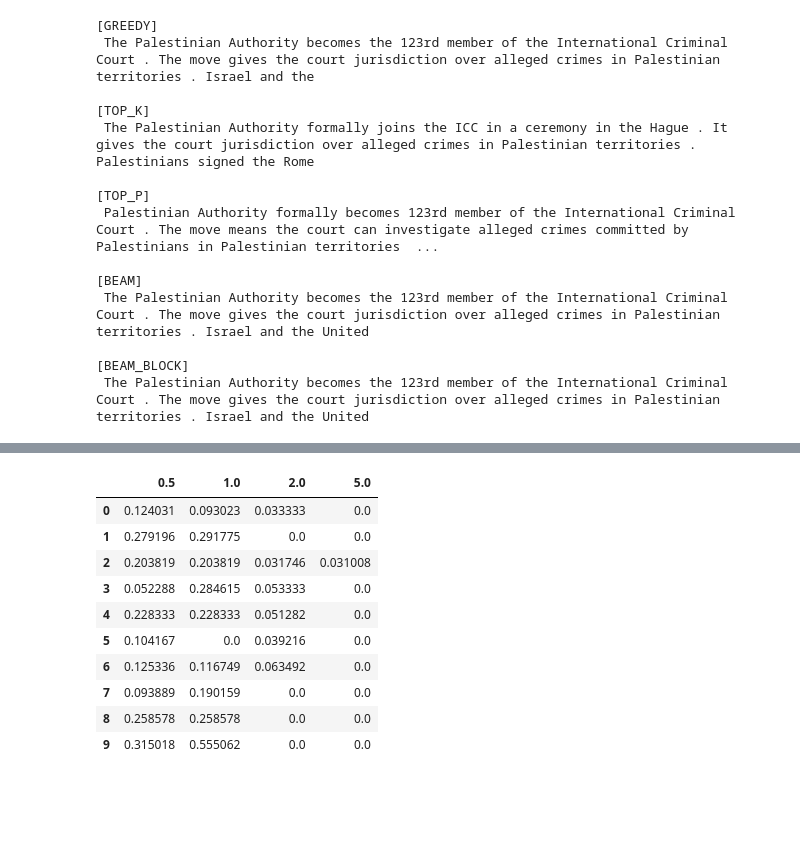
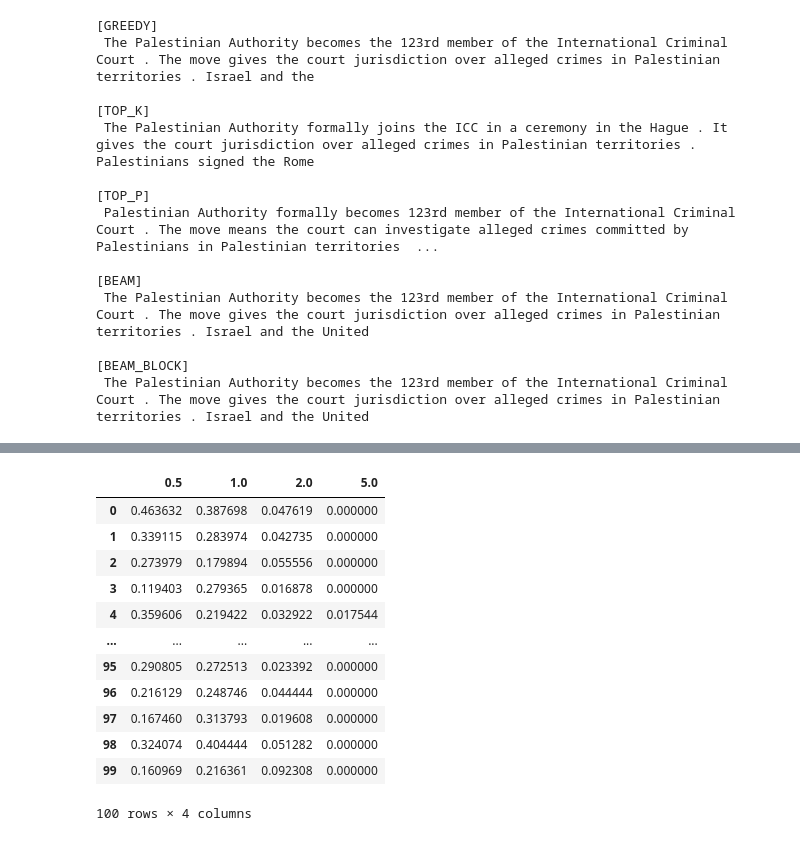
Before and after one commit to longcris04/StandfordNLP, a Jupyter notebook: Assignment2/Assignment2.ipynb, the cells around one changed output, grey strips where cells are left out. Drawn from its saved outputs; the diff is of its cells as text; code cells hidden in the pictures; blank space fills up the shorter version.

```diff
--- a/Assignment2/Assignment2.ipynb
+++ b/Assignment2/Assignment2.ipynb
@@ -710,8 +722,8 @@ plt.show()
 # create a dataframe to store the results with different beam sizes
 temperatures = [0.5,1,2,5]
 temperatures_results = pd.DataFrame(columns=temperatures)
-max_length = 10
-num_samples = 10
+max_length = 45
+num_samples = 100
 beam_size = 1.0
 no_repeat_ngram_size = 3
 k = 5
@@ -731,19 +743,24 @@ for temperature in temperatures:
         temperatures_results.to_csv("temperatures_results.csv", index=False) # save the results to a csv file
 
 
-temperatures_results
+# temperatures_results
-# %% [output]
-|  | 0.5 | 1.0 | 2.0 | 5.0 |
-| 0 | 0.124031 | 0.093023 | 0.033333 | 0.0 |
-| 1 | 0.279196 | 0.291775 | 0.0 | 0.0 |
-| 2 | 0.203819 | 0.203819 | 0.031746 | 0.031008 |
-| 3 | 0.052288 | 0.284615 | 0.053333 | 0.0 |
-| 4 | 0.228333 | 0.228333 | 0.051282 | 0.0 |
-| 5 | 0.104167 | 0.0 | 0.039216 | 0.0 |
-| 6 | 0.125336 | 0.116749 | 0.063492 | 0.0 |
-| 7 | 0.093889 | 0.190159 | 0.0 | 0.0 |
-| 8 | 0.258578 | 0.258578 | 0.0 | 0.0 |
-| 9 | 0.315018 | 0.555062 | 0.0 | 0.0 |
+# %%
+temperatures_results = pd.read_csv("temperatures_results.csv")
+temperatures_results
+# %% [output]
+|  | 0.5 | 1.0 | 2.0 | 5.0 |
+| 0 | 0.463632 | 0.387698 | 0.047619 | 0.000000 |
+| 1 | 0.339115 | 0.283974 | 0.042735 | 0.000000 |
+| 2 | 0.273979 | 0.179894 | 0.055556 | 0.000000 |
+| 3 | 0.119403 | 0.279365 | 0.016878 | 0.000000 |
+| 4 | 0.359606 | 0.219422 | 0.032922 | 0.017544 |
+| ... | ... | ... | ... | ... |
+| 95 | 0.290805 | 0.272513 | 0.023392 | 0.000000 |
+| 96 | 0.216129 | 0.248746 | 0.044444 | 0.000000 |
+| 97 | 0.167460 | 0.313793 | 0.019608 | 0.000000 |
+| 98 | 0.324074 | 0.404444 | 0.051282 | 0.000000 |
+| 99 | 0.160969 | 0.216361 | 0.092308 | 0.000000 |
+100 rows × 4 columns
 # %%
 # create a boxplot to visualize different beam sizes
 df = pd.read_csv("temperatures_results.csv")
```
Also changed, not shown: parts of 11 cells of this notebook, 12 other files.
